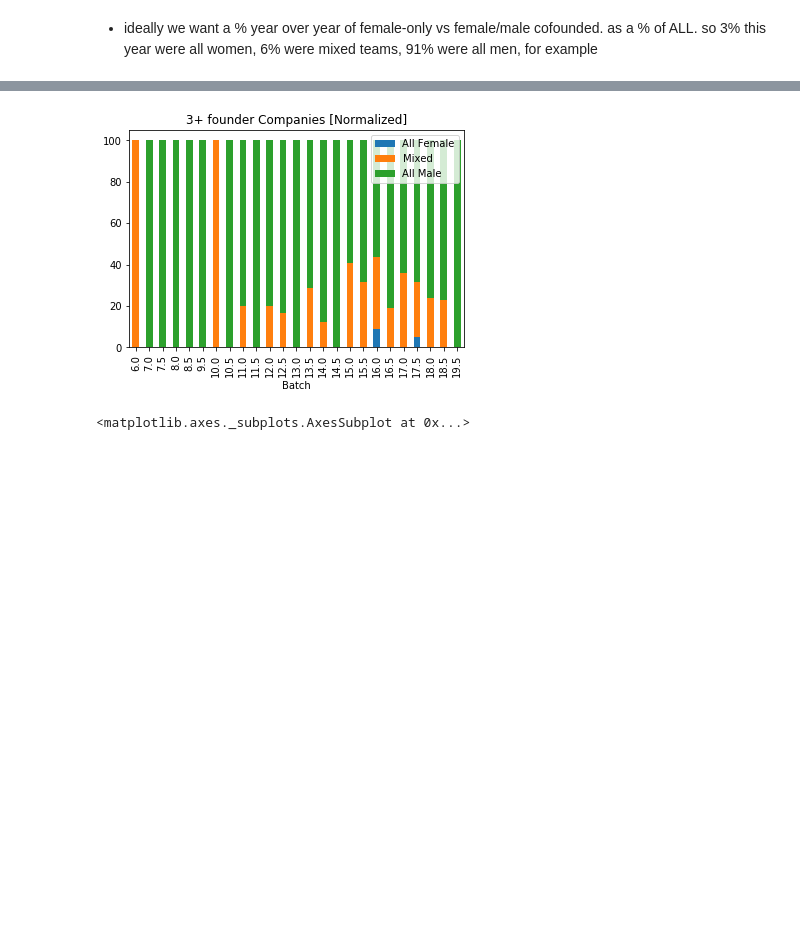
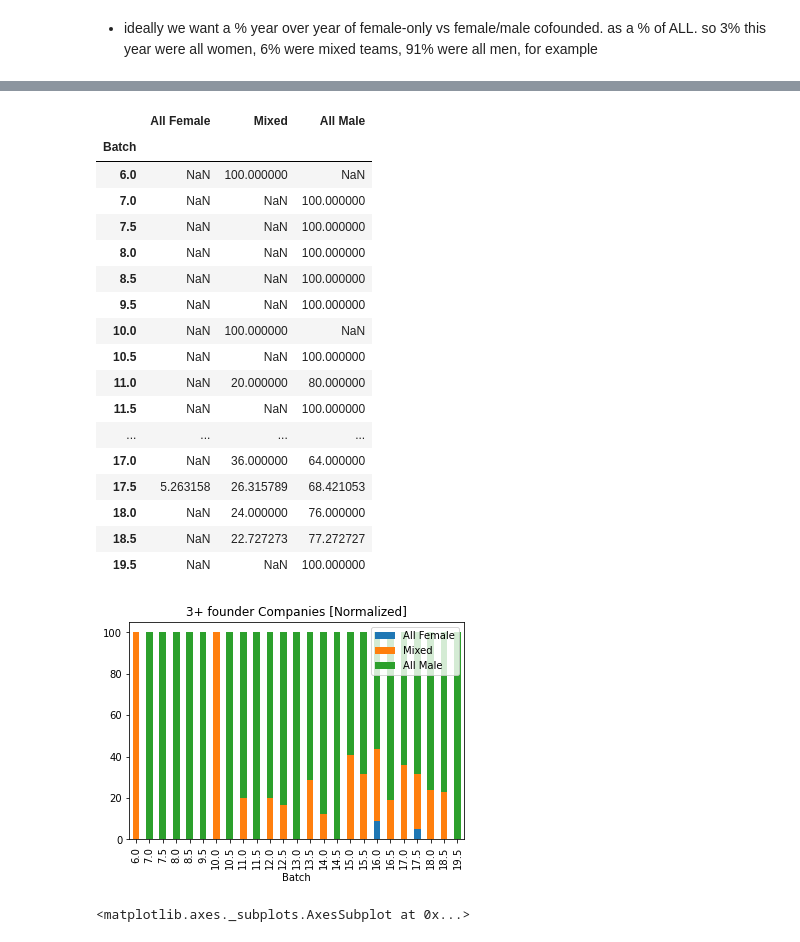
Before and after one commit to brunosan/YC-gender, a Jupyter notebook: YC gender.ipynb, the cells around one changed output, grey strips where cells are left out. Drawn from its saved outputs; the diff is of its cells as text; code cells hidden in the pictures; blank space fills up the shorter version.

```diff
--- a/YC gender.ipynb
+++ b/YC gender.ipynb
@@ -244,13 +377,32 @@ t[['All Female','Mixed','All Male']].plot(kind='bar', stacked=True, title="2 fou
 # %%
 t=pd.DataFrame()
 size=2
 t['All']=df[df['N_Founders']>size].groupby('Batch')['N_Founders'].size()
 t['All Female']=df[(df['N_Founders']>size)&(df['F_ratio']==1)].groupby('Batch')['N_Founders'].size()/t['All']*100
 t['All Male']=  df[(df['N_Founders']>size)&(df['F_ratio']==0)].groupby('Batch')['N_Founders'].size()/t['All']*100
 t['Mixed']=    (df[(df['N_Founders']>size)&(df['F_ratio']>0)&(df['F_ratio']<1)].groupby('Batch')['N_Founders'].size())/t['All']*100
 t[['All Female','Mixed','All Male']].plot(kind='bar', stacked=True, title="3+ founder Companies [Normalized]");
+t[['All Female','Mixed','All Male']]
 # %% [output]
+|  | All Female | Mixed | All Male |
+| Batch |  |  |  |
+| 6.0 | NaN | 100.000000 | NaN |
+| 7.0 | NaN | NaN | 100.000000 |
+| 7.5 | NaN | NaN | 100.000000 |
+| 8.0 | NaN | NaN | 100.000000 |
+| 8.5 | NaN | NaN | 100.000000 |
+| 9.5 | NaN | NaN | 100.000000 |
+| 10.0 | NaN | 100.000000 | NaN |
+| 10.5 | NaN | NaN | 100.000000 |
+| 11.0 | NaN | 20.000000 | 80.000000 |
+| 11.5 | NaN | NaN | 100.000000 |
+| ... | ... | ... | ... |
+| 17.0 | NaN | 36.000000 | 64.000000 |
+| 17.5 | 5.263158 | 26.315789 | 68.421053 |
+| 18.0 | NaN | 24.000000 | 76.000000 |
+| 18.5 | NaN | 22.727273 | 77.272727 |
+| 19.5 | NaN | NaN | 100.000000 |
-[figure, old version]
+[figure, new version]
 # %%
 fig, ax = plt.subplots(1,2, figsize=(20, 4))
 df.groupby("Batch").agg([np.mean,np.std])['F_ratio'].plot(kind = "bar", y = ["mean","std"],
```
Also changed, not shown: parts of 15 cells of this notebook.
